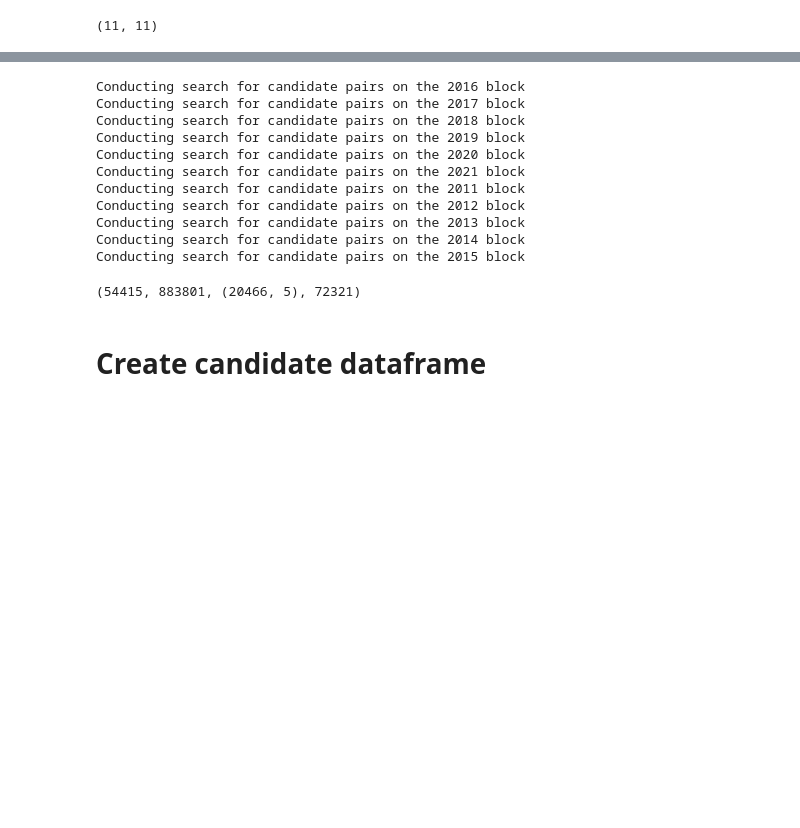
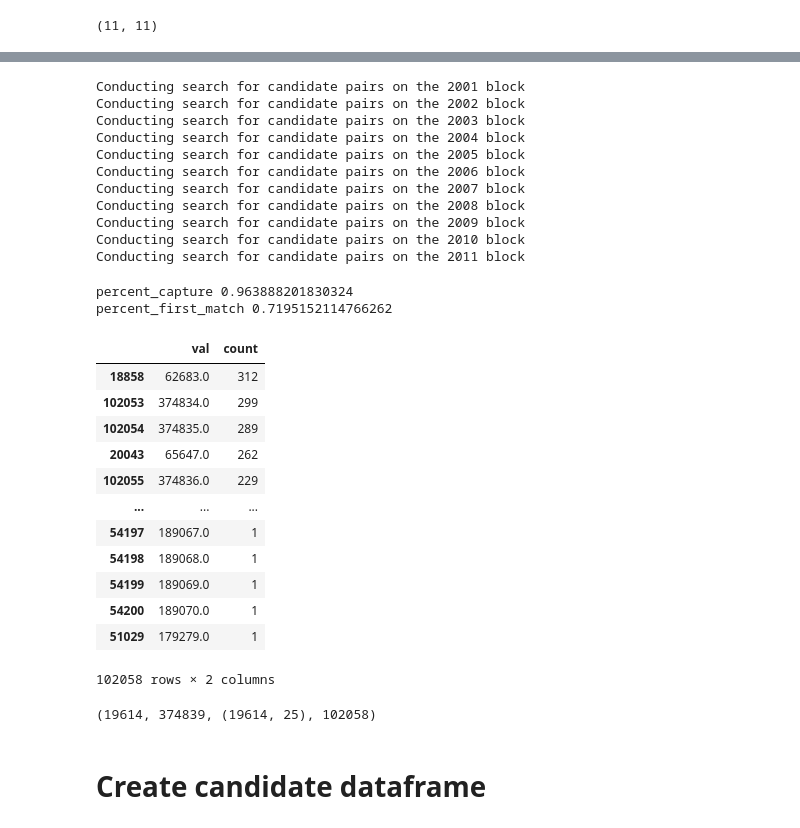
Before and after one commit to catalyst-cooperative/ccai-entity-matching, a Jupyter notebook: notebooks/blocking_experiments.ipynb, the cells around one changed output, grey strips where cells are left out. Cells and saved outputs as stored; diff of their text form; code cells hidden in the pictures; blank space fills up the shorter version.

```diff
--- a/notebooks/blocking_experiments.ipynb
+++ b/notebooks/blocking_experiments.ipynb
@@ -30,8 +35,8 @@ Generate the FERC and EIA inputs or read in a pickled dataframe.
 # set configuration for model
 model_config = {
     "inputs": {
-        "start_year": 2011,
-        "end_year": 2021,
+        "start_year": 2001,
+        "end_year": 2011,
     },
     "embedding": {
         "column_transformers": [
@@ -71,7 +118,7 @@ eia_df = inputs.get_eia_input()
 TODO: more feature engineering - use something besides fuel_type_code_pudl?
 # %%
 ferc_left = ferc_df[model_config.embedding.matching_cols].reset_index()
-eia_right = eia_df[["record_id_eia"] + model_config.embedding.matching_cols]
+eia_right = eia_df[["record_id_eia"] + model_config.embedding.matching_cols].reset_index(drop=True)
 # %% [markdown]
 # Blocking Experiments
 
@@ -114,19 +155,19 @@ searcher = SimilaritySearcher(query_embedding_matrix=embedder.left_embedding_mat
                    query_blocks_dict=embedder.left_blocks_dict,
                    menu_blocks_dict=embedder.right_blocks_dict)
 # %%
-k = 10
+k = 25
 # %%
 # generate candidate set
 candidate_set, distances = searcher.run_candidate_pair_search(k=k)
 # %% [output]
-Conducting search for candidate pairs on the 2016 block
-Conducting search for candidate pairs on the 2017 block
-Conducting search for candidate pairs on the 2018 block
-Conducting search for candidate pairs on the 2019 block
-Conducting search for candidate pairs on the 2020 block
-Conducting search for candidate pairs on the 2021 block
+Conducting search for candidate pairs on the 2001 block
+Conducting search for candidate pairs on the 2002 block
+Conducting search for candidate pairs on the 2003 block
+Conducting search for candidate pairs on the 2004 block
+Conducting search for candidate pairs on the 2005 block
+Conducting search for candidate pairs on the 2006 block
+Conducting search for candidate pairs on the 2007 block
+Conducting search for candidate pairs on the 2008 block
+Conducting search for candidate pairs on the 2009 block
+Conducting search for candidate pairs on the 2010 block
 Conducting search for candidate pairs on the 2011 block
-Conducting search for candidate pairs on the 2012 block
-Conducting search for candidate pairs on the 2013 block
-Conducting search for candidate pairs on the 2014 block
-Conducting search for candidate pairs on the 2015 block
@@ -137,2 +174,33 @@ train_df = pudl.analysis.ferc1_eia_record_linkage.prep_train_connections(eia_df,
+# %%
+# temp while experiment tracking is broken
+train_df_with_idx = train_df.merge(
+    ferc_left.reset_index(names="ferc_index")[["record_id_ferc1", "ferc_index"]],
+    how="inner",
+    on="record_id_ferc1",
+)
+train_df_with_idx = train_df_with_idx.merge(
+    eia_right.reset_index(names="eia_index")[["record_id_eia", "eia_index"]],
+    how="inner",
+    on="record_id_eia",
+)
+ferc_train_idx = train_df_with_idx.ferc_index
+eia_train_idx = train_df_with_idx.eia_index
+
+# Compute % that capture match in candidate set
+pair_is_correct = np.in1d(eia_train_idx, candidate_set[ferc_train_idx])
+n_correct_pairs = np.sum(pair_is_correct)
+
+print("percent_capture", n_correct_pairs / len(train_df_with_idx))
+
+# Compute % that predict match as first value in candidate set
+first_match_is_correct = np.in1d(
+    eia_train_idx, candidate_set[ferc_train_idx][:, 0]
+)
+n_first_match_correct = np.sum(first_match_is_correct)
+
+print("percent_first_match", n_first_match_correct / len(train_df_with_idx))
+# %% [output]
+percent_capture 0.963888201830324
+percent_first_match 0.7195152114766262
 # %%
 # run experiment
@@ -140,10 +209,26 @@ ks = [5, 10, 15, 20, 25, 30, 40, 50]
 blocking.measure_blocking(searcher.run_candidate_pair_search, ks, train_df, ferc_left, eia_right, model_config, mlruns="../mlruns")
 # %%
 u, c = np.unique(candidate_set, return_counts=True)
+# %%
+pd.DataFrame({"val": u, "count": c}).sort_values(by="count", ascending=False)
+# %% [output]
+|  | val | count |
+| 18858 | 62683.0 | 312 |
+| 102053 | 374834.0 | 299 |
+| 102054 | 374835.0 | 289 |
+| 20043 | 65647.0 | 262 |
+| 102055 | 374836.0 | 229 |
+| ... | ... | ... |
+| 54197 | 189067.0 | 1 |
+| 54198 | 189068.0 | 1 |
+| 54199 | 189069.0 | 1 |
+| 54200 | 189070.0 | 1 |
+| 51029 | 179279.0 | 1 |
+102058 rows × 2 columns
 # %%
 len(ferc_df), len(eia_df), candidate_set.shape, len(u)
 # %% [output]
-(54415, 883801, (20466, 5), 72321)
+(19614, 374839, (19614, 25), 102058)
 # %% [markdown]
 # Create candidate dataframe
 # %%
```
Also changed, not shown: parts of 19 cells of this notebook, 3 other files.
